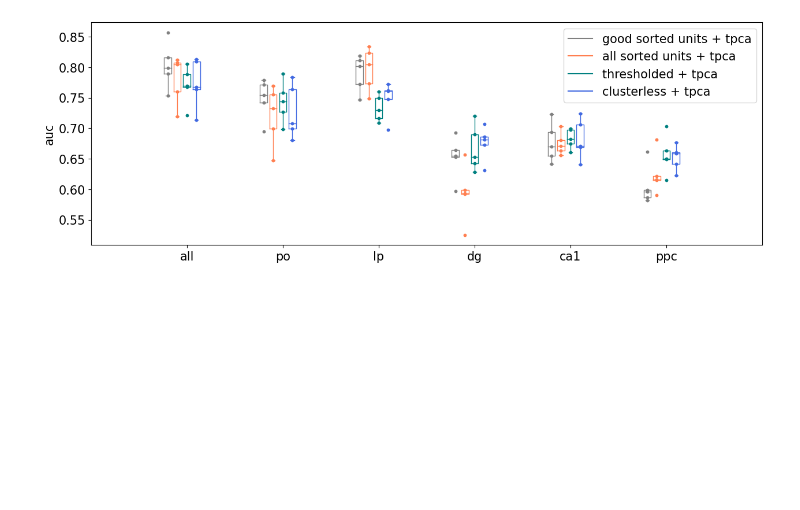
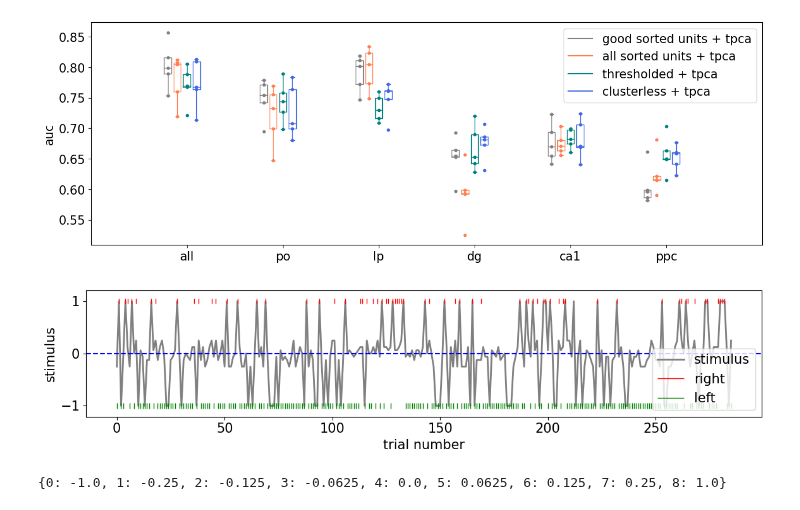
Before and after one commit to yzhang511/density_decoding, a Jupyter notebook: reproduce_decoding_results.ipynb, the cells around one changed output. Cells and saved outputs as stored; diff of their text form; code cells hidden in the pictures; blank space fills up the shorter version.

Commit message:
add stimulus traces

```diff
--- a/reproduce_decoding_results.ipynb
+++ b/reproduce_decoding_results.ipynb
@@ -25,7 +25,7 @@ samp_freq = 30_000
 behave_dict, behave_idx_dict = data_preprocess.load_behaviors_data(rootpath, sub_id)
 
 # preprocess behavior data
-choices, stimuli, transformed_stimuli, one_hot_stimuli, rewards, priors = data_preprocess.preprocess_static_behaviors(behave_dict)
+choices, stimuli, transformed_stimuli, one_hot_stimuli, enc_categories, rewards, priors = data_preprocess.preprocess_static_behaviors(behave_dict)
 static_behaviors = {'choice': choices, 'stimulus': one_hot_stimuli}
 # %% [output]
 choices left: 0.769, right: 0.231
@@ -298,3 +298,25 @@ viz_tools.plot_compare_decoder_boxplots(rootpath, sub_id, behave_type='stimulus'
 [figure]
 # %%
 # visualize stimuli traces
+# to do: organize into viz_tools
+
+plt.rcParams["figure.figsize"] = (12,3)
+plt.rcParams.update({'font.size': 15})
+plt.plot(transformed_stimuli, c='gray', label='stimulus', linewidth=2)
+plt.eventplot(np.where(choices.argmax(1)), colors='red', lineoffsets=1, linewidth=1, linelengths=0.1, label='right')
+plt.eventplot(np.where(choices.argmax(1)==0), colors='green', lineoffsets=-1, linewidth=1, linelengths=0.1, label='left')
+plt.axhline(y=0, color='blue', linestyle='--')
+plt.legend(loc=0, prop={'size': 15});
+plt.ylabel('stimulus');
+plt.xlabel('trial number');  # to do: change to real time units
+plt.title("");
+plt.tight_layout()
+# %% [output]
+[figure, added]
+# %%
+enc_dict = {}
+for i in np.arange(0, len(enc_categories[0])):
+    enc_dict.update({i: enc_categories[0][i]})
+print(enc_dict)
+# %% [output]
+{0: -1.0, 1: -0.25, 2: -0.125, 3: -0.0625, 4: 0.0, 5: 0.0625, 6: 0.125, 7: 0.25, 8: 1.0}
```
Also changed, not shown: parts of 4 cells of this notebook, 2 other files.
